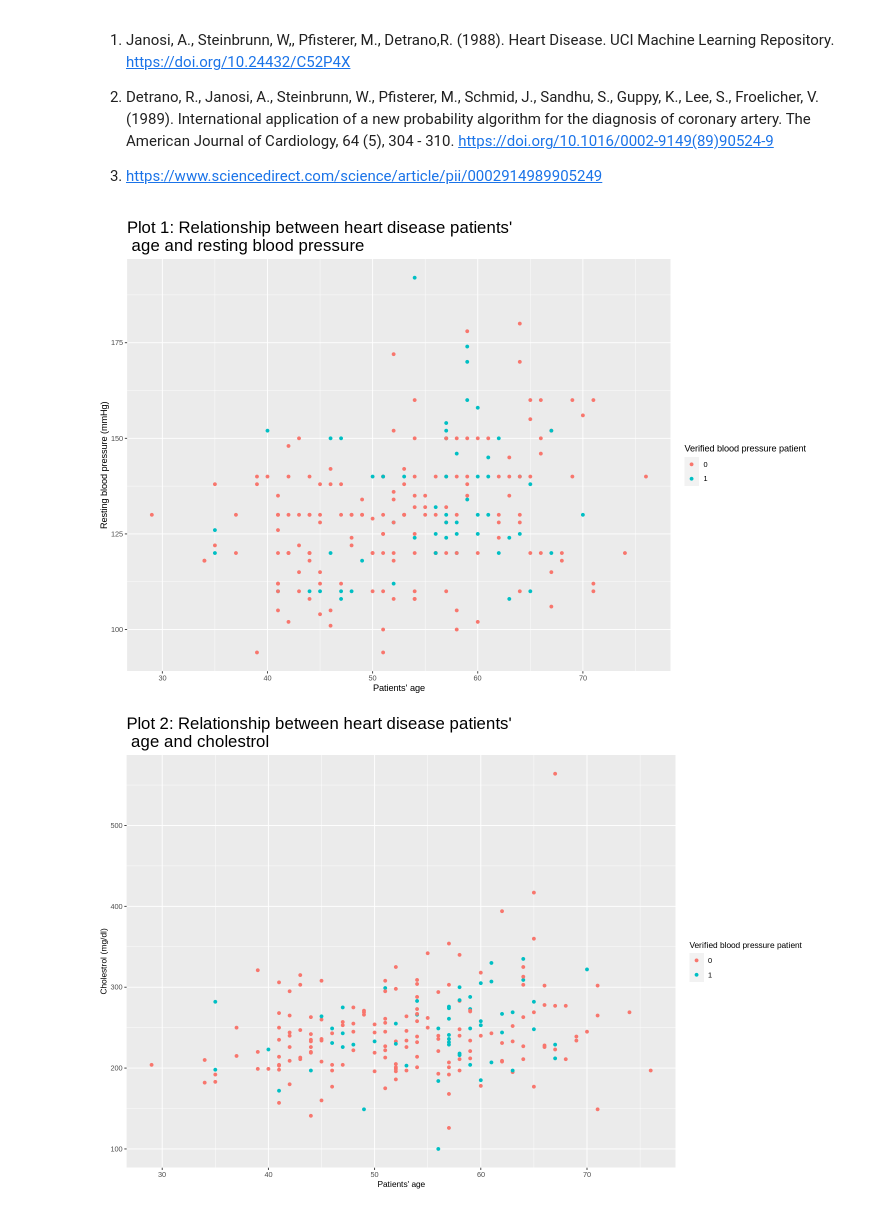
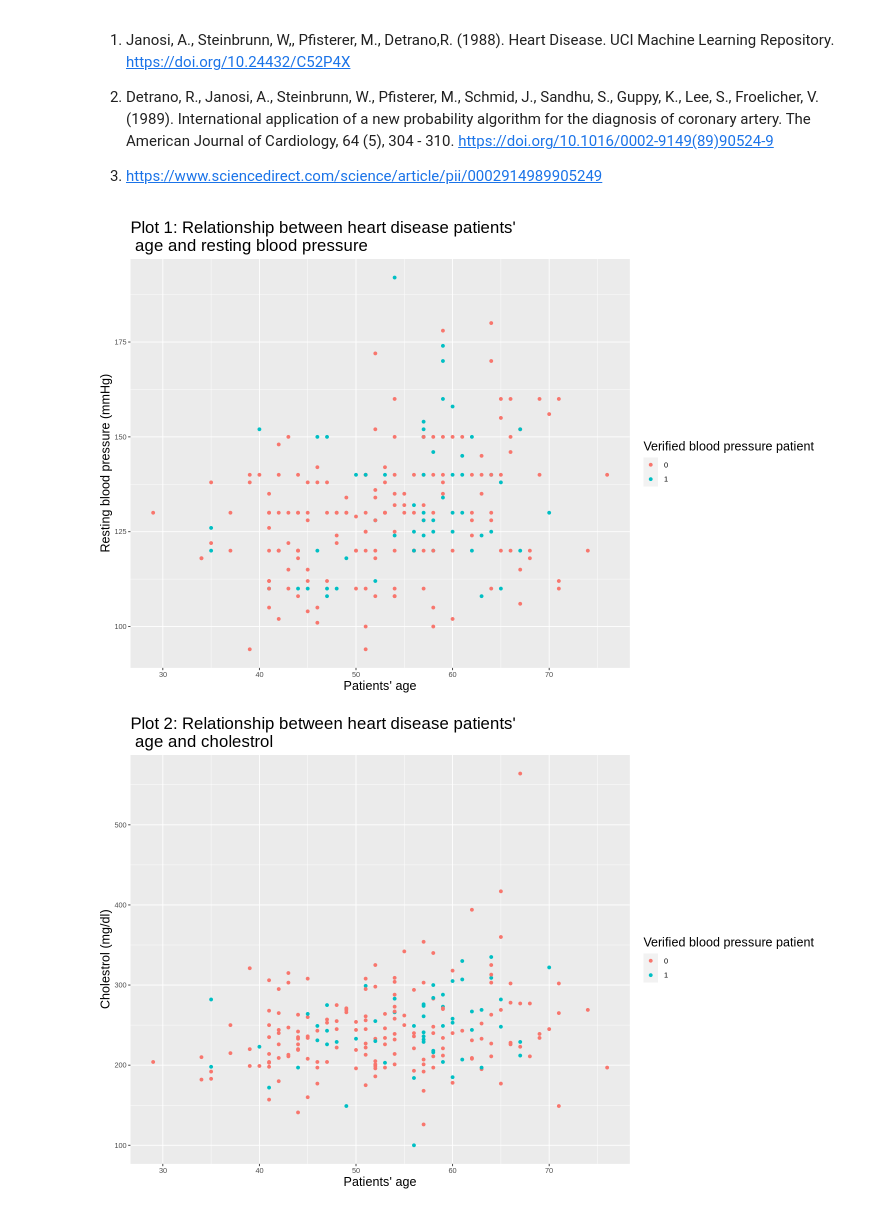
Before and after one commit to jlieu88/dsci-100-project, a Jupyter notebook: proposal_step.ipynb, the cells around one changed output. Saved outputs shown, nothing was run; the diff lists cells and outputs as text; code cells hidden in the pictures.

Commit message:
3 plots are made
3 plots are made to discuss the relationship between the variables being used

```diff
--- a/proposal_step.ipynb
+++ b/proposal_step.ipynb
@@ -441,36 +441,40 @@ plot_1 <- database|>
             labs(title="Plot 1: Relationship between heart disease patients'\n age and resting blood pressure",
                  x="Patients' age",
                  y="Resting blood pressure (mmHg)",
                  color="Verified blood pressure patient")+
-            theme(plot.title=element_text(size=20))
+            theme(plot.title=element_text(size=20),
+                 axis.title=element_text(size=15),
+                 legend.title=element_text(size=15))
 
 # Age vs chol
 
 plot_2 <- database|>
             ggplot(aes(x=age,y=chol,color=num))+
             geom_point()+
             labs(title="Plot 2: Relationship between heart disease patients'\n age and cholestrol",
                 x="Patients' age",
                 y="Cholestrol (mg/dl)",
                 color="Verified blood pressure patient")+
             theme(plot.title=element_text(size=20),
-                 axis.title=element_text(size=10),
-                 legend.title=element_text(size=10))
+                 axis.title=element_text(size=15),
+                 legend.title=element_text(size=15))
 
 # trestbps vs chol
 
 plot_3 <- database|>
             ggplot(aes(x=trestbps,y=chol,color=num))+
             geom_point()+
             labs(title="Plot 3: Relationship between heart disease patients'\n resting blood pressure and cholestrol",
                 x="Resting blood pressure (mmHg)",
                 y="Cholestrol (mg/dl)",
                 color="Verified blood pressure patient")+
-            theme(plot.title=element_text(size=20))
+            theme(plot.title=element_text(size=20),
+                 axis.title=element_text(size=15),
+                 legend.title=element_text(size=15))
 
 plot_1
 plot_2
 plot_3
 # %% [output]
-[figure, old version]
+[figure, new version]
-[figure, old version]
+[figure, new version]
```
Also changed, not shown: parts of 1 cell of this notebook.
